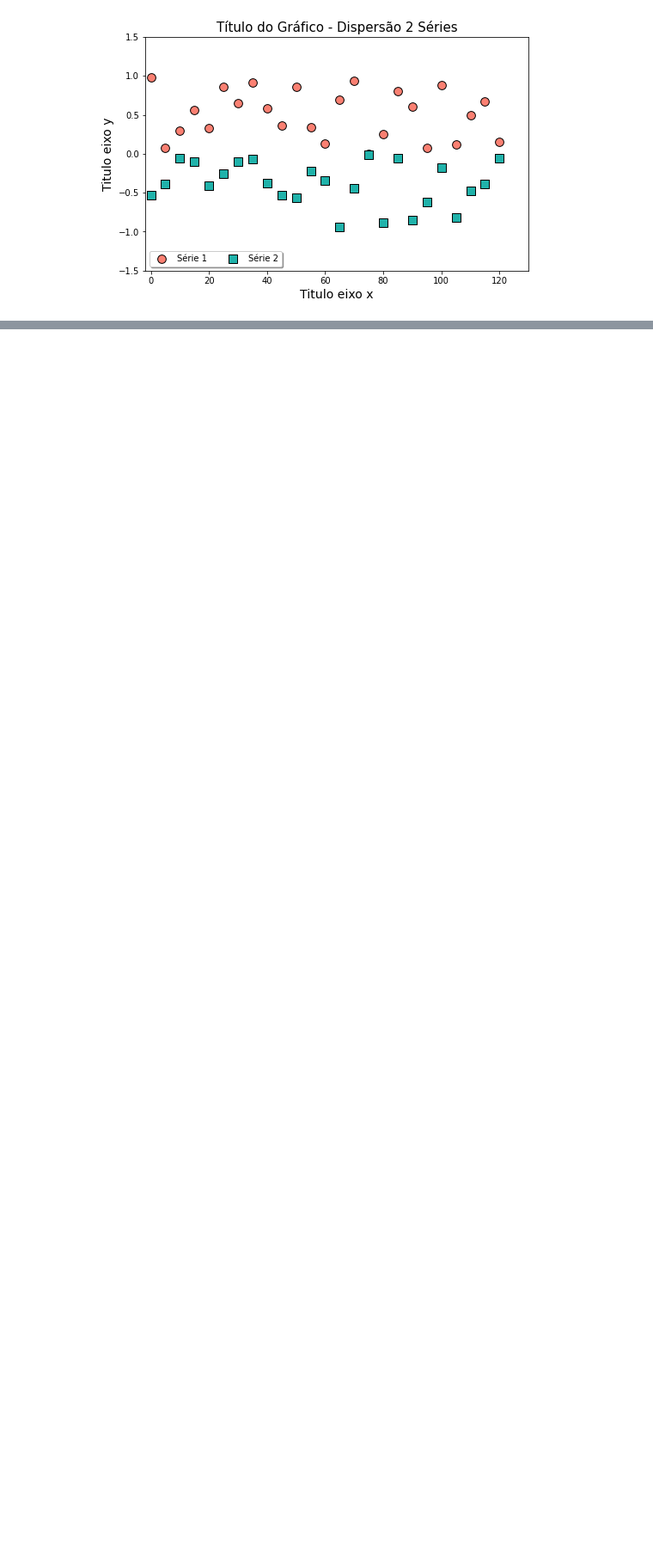
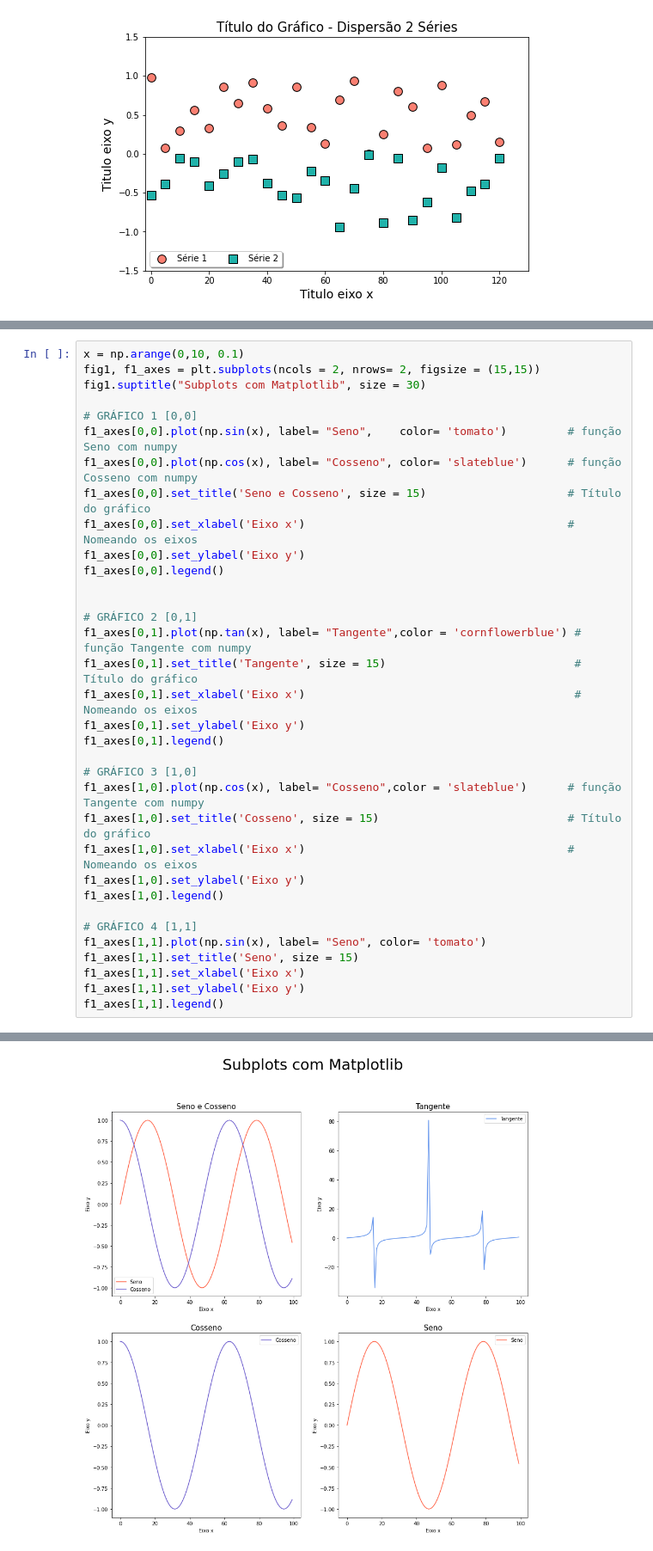
Before and after one commit to RaquelQuei/Data_Viz, a Jupyter notebook: Matplotlib_Viz.ipynb, the cells around one changed output, grey strips where cells are left out. Shown at 86% size. Saved outputs shown, nothing was run; the diff lists cells and outputs as text; blank space fills up the shorter version.

```diff
--- a/Matplotlib_Viz.ipynb
+++ b/Matplotlib_Viz.ipynb
@@ -122,0 +141,35 @@ plt.show()
+# %%
+x = np.arange(0,10, 0.1)
+fig1, f1_axes = plt.subplots(ncols = 2, nrows= 2, figsize = (15,15))
+fig1.suptitle("Subplots com Matplotlib", size = 30)
+
+# GRÁFICO 1 [0,0]
+f1_axes[0,0].plot(np.sin(x), label= "Seno",    color= 'tomato')         # função Seno com numpy
+f1_axes[0,0].plot(np.cos(x), label= "Cosseno", color= 'slateblue')      # função Cosseno com numpy
+f1_axes[0,0].set_title('Seno e Cosseno', size = 15)                     # Título do gráfico
+f1_axes[0,0].set_xlabel('Eixo x')                                       # Nomeando os eixos
+f1_axes[0,0].set_ylabel('Eixo y')
+f1_axes[0,0].legend()
+
+
+# GRÁFICO 2 [0,1]
+f1_axes[0,1].plot(np.tan(x), label= "Tangente",color = 'cornflowerblue') # função Tangente com numpy
+f1_axes[0,1].set_title('Tangente', size = 15)                            # Título do gráfico
+f1_axes[0,1].set_xlabel('Eixo x')                                        # Nomeando os eixos
+f1_axes[0,1].set_ylabel('Eixo y')
+f1_axes[0,1].legend()
+
+# GRÁFICO 3 [1,0]
+f1_axes[1,0].plot(np.cos(x), label= "Cosseno",color = 'slateblue')      # função Tangente com numpy
+f1_axes[1,0].set_title('Cosseno', size = 15)                            # Título do gráfico
+f1_axes[1,0].set_xlabel('Eixo x')                                       # Nomeando os eixos
+f1_axes[1,0].set_ylabel('Eixo y')
+f1_axes[1,0].legend()
+
+# GRÁFICO 4 [1,1]
+f1_axes[1,1].plot(np.sin(x), label= "Seno", color= 'tomato')
+f1_axes[1,1].set_title('Seno', size = 15)
+f1_axes[1,1].set_xlabel('Eixo x')
+f1_axes[1,1].set_ylabel('Eixo y')
+f1_axes[1,1].legend()
+# %% [output]
@@ -122,0 +177 @@ plt.show()
+[figure, added]
```
Also changed, not shown: parts of 5 cells of this notebook.
